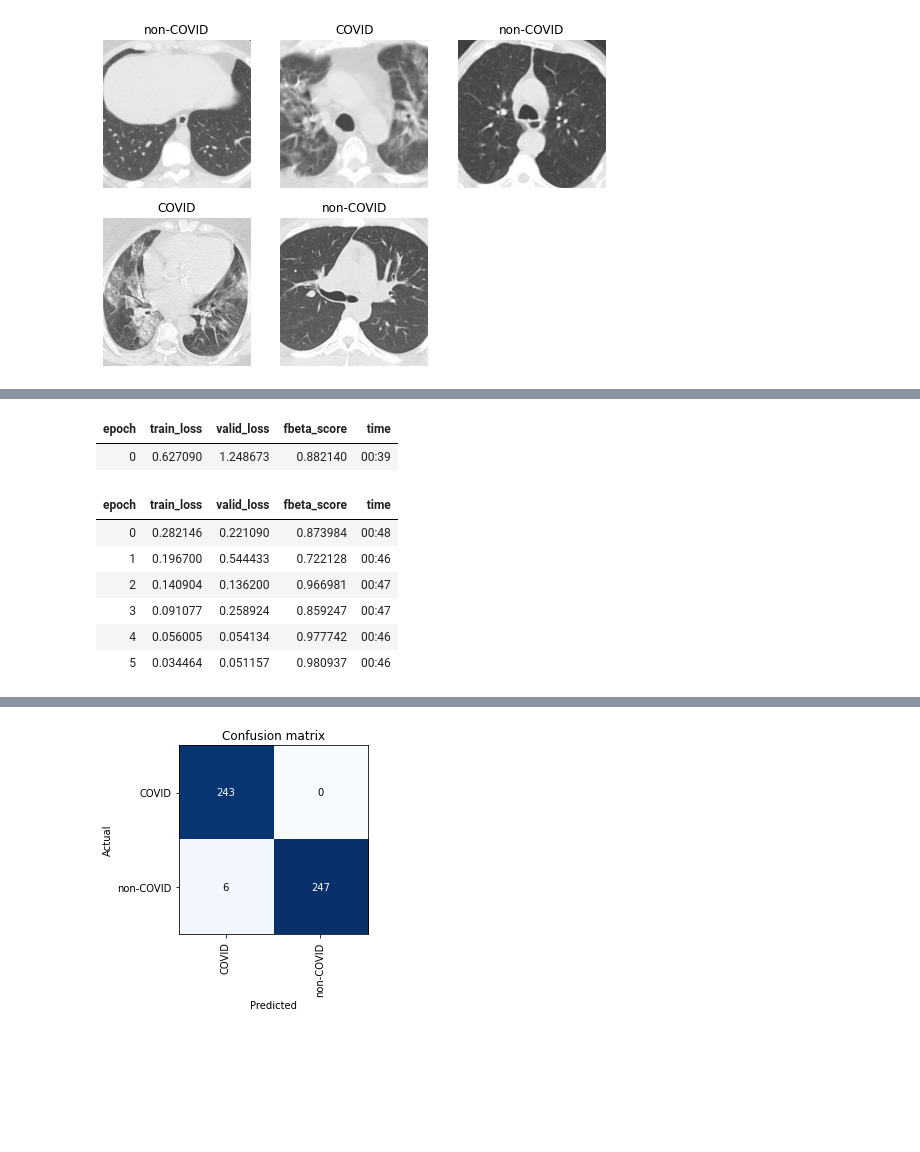
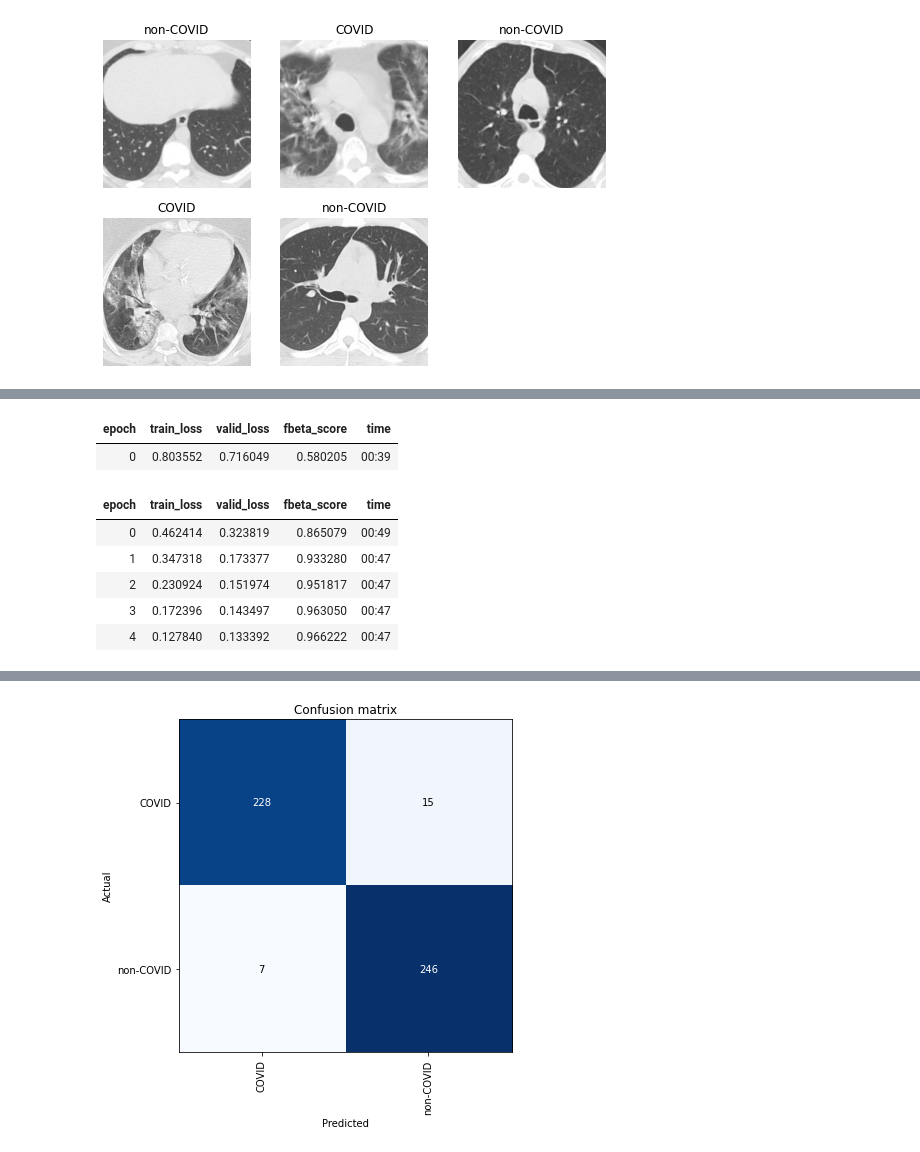
Before and after one commit to tomiambro/covid_transfer_learning, a Jupyter notebook: covid.ipynb, the cells around one changed output, grey strips where cells are left out. Cells and saved outputs as stored; diff of their text form; code cells hidden in the pictures; blank space fills up the shorter version.

```diff
--- a/covid.ipynb
+++ b/covid.ipynb
@@ -75,7 +38,7 @@ covid = DataBlock(
     get_items=get_image_files,
     splitter=RandomSplitter(valid_pct=0.2, seed=42),
     get_y=parent_label,
-    item_tfms=Resize(350,350))
+    item_tfms=Resize(350))
 
 covid
 # %% [output]
@@ -101,20 +59,19 @@ SuggestedLRs(valley=0.0007079457864165306)
 # %%
 lr = 1e-3
-learn.fine_tune(6, lr)
+learn.fine_tune(5, lr)
 # %% [output]
 | epoch | train_loss | valid_loss | fbeta_score | time |
-| 0 | 0.627090 | 1.248673 | 0.882140 | 00:39 |
+| 0 | 0.803552 | 0.716049 | 0.580205 | 00:39 |
 | epoch | train_loss | valid_loss | fbeta_score | time |
-| 0 | 0.282146 | 0.221090 | 0.873984 | 00:48 |
-| 1 | 0.196700 | 0.544433 | 0.722128 | 00:46 |
-| 2 | 0.140904 | 0.136200 | 0.966981 | 00:47 |
-| 3 | 0.091077 | 0.258924 | 0.859247 | 00:47 |
-| 4 | 0.056005 | 0.054134 | 0.977742 | 00:46 |
-| 5 | 0.034464 | 0.051157 | 0.980937 | 00:46 |
+| 0 | 0.462414 | 0.323819 | 0.865079 | 00:49 |
+| 1 | 0.347318 | 0.173377 | 0.933280 | 00:47 |
+| 2 | 0.230924 | 0.151974 | 0.951817 | 00:47 |
+| 3 | 0.172396 | 0.143497 | 0.963050 | 00:47 |
+| 4 | 0.127840 | 0.133392 | 0.966222 | 00:47 |
 # %%
 interp = ClassificationInterpretation.from_learner(learn)
-interp.plot_confusion_matrix()
+interp.plot_confusion_matrix(figsize=(6,6))
 # %% [output]
 [interactive output not drawn]
-[figure, old version]
+[figure, new version]
 # %%
```
Also changed, not shown: parts of 17 cells of this notebook.
